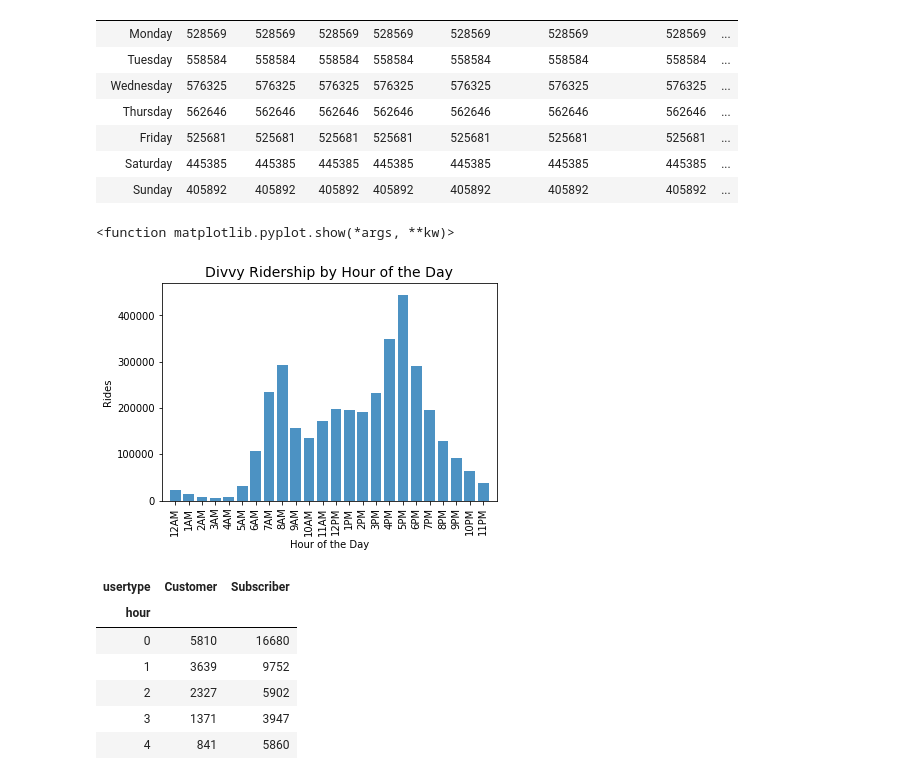
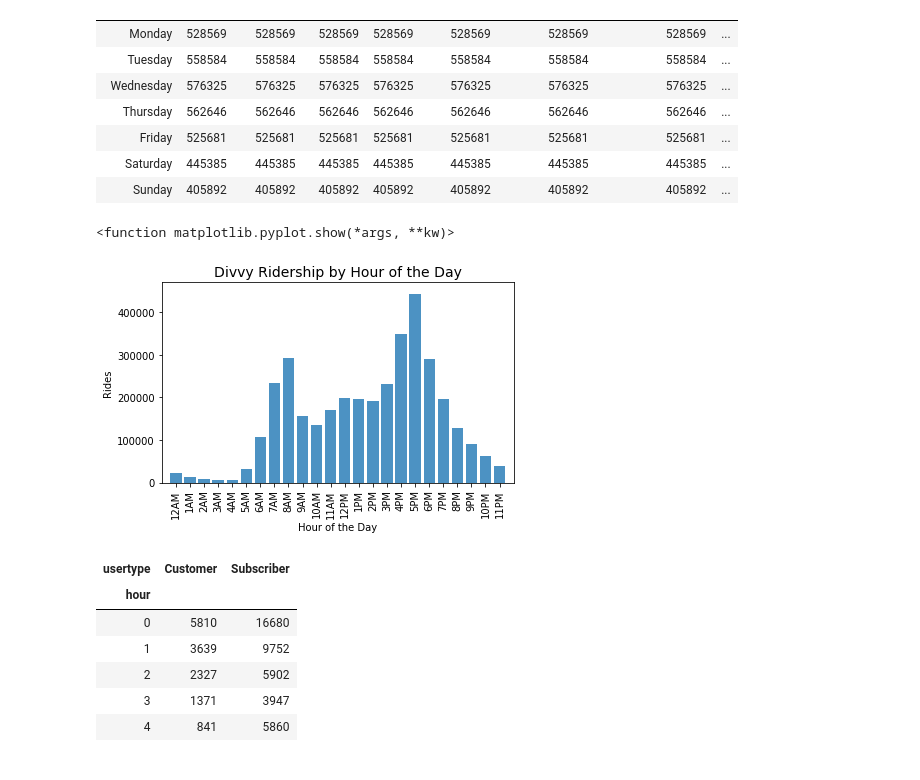
Before and after one commit to AlejandraRosa/Divvy_Project, a Jupyter notebook: Divvy_main.ipynb, the cells around one changed output. Cells and saved outputs as stored; diff of their text form; code cells hidden in the pictures.

```diff
--- a/Divvy_main.ipynb
+++ b/Divvy_main.ipynb
@@ -278,23 +278,24 @@ plot_hours= ['12AM', '1AM', '2AM', '3AM','4AM','5AM','6AM','7AM',
 # %%
 #Bar graph visualization by hour
     #Resources: https://stackoverflow.com/questions/25129144/pandas-return-hour-from-datetime-column-directly
 
 fig, ax1 = plt.subplots()
 
 plt.bar(plot_hours, divvy_hour['trip_id'],alpha=.8)
 plt.title("Divvy Ridership by Hour of the Day", fontsize=14)
 plt.xlabel("Hour of the Day")
 plt.ylabel("Rides")
 plt.xticks(plot_hours, rotation='vertical')
 plt.xlim(-1,24)
 plt.ylim(0,470000)
+plt.tight_layout()
 
 fig.savefig('Output/hour_plot.png', dpi=fig.dpi)
 
 plt.show
 # %% [output]
 <function matplotlib.pyplot.show(*args, **kw)>
-[figure, old version]
+[figure, new version]
 # %%
 divvy_pivot.head()
 # %% [output]
```
Also changed, not shown: parts of 3 cells of this notebook, 4 other files.
